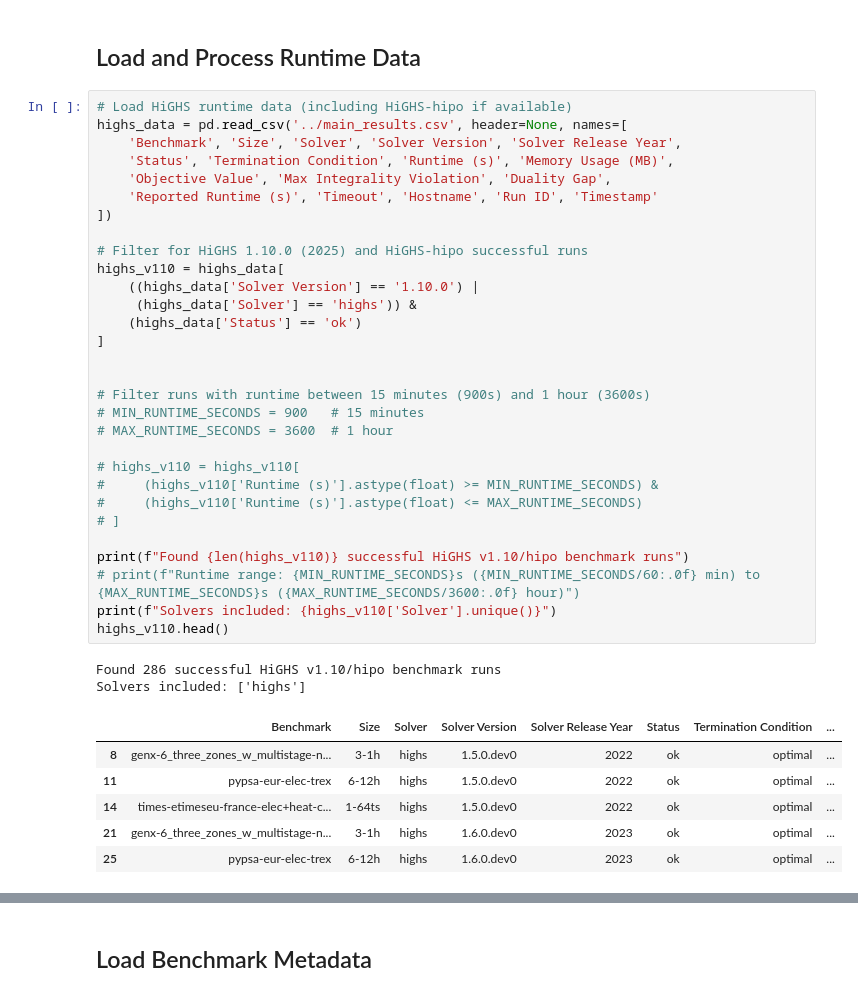
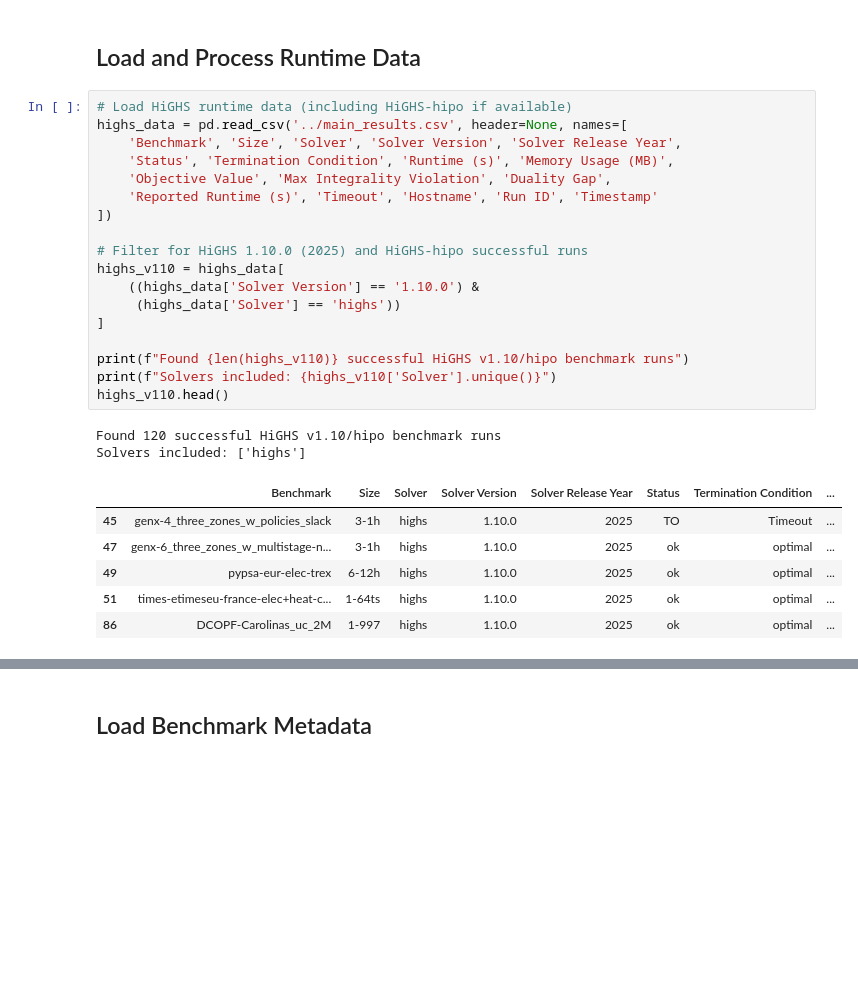
Before and after one commit to open-energy-transition/solver-benchmark, a Jupyter notebook: notebooks/vm-allocation.ipynb, the cells around one changed output, grey strips where cells are left out. Saved outputs shown, nothing was run; the diff lists cells and outputs as text; blank space fills up the shorter version.

```diff
--- a/notebooks/vm-allocation.ipynb
+++ b/notebooks/vm-allocation.ipynb
@@ -33,42 +33,30 @@ NUM_HIGHS_VARIANTS = len(hipo_variants) + 1  # +1 for standard 'highs'
 # %%
 # Load HiGHS runtime data (including HiGHS-hipo if available)
 highs_data = pd.read_csv('../main_results.csv', header=None, names=[
     'Benchmark', 'Size', 'Solver', 'Solver Version', 'Solver Release Year',
     'Status', 'Termination Condition', 'Runtime (s)', 'Memory Usage (MB)',
     'Objective Value', 'Max Integrality Violation', 'Duality Gap',
     'Reported Runtime (s)', 'Timeout', 'Hostname', 'Run ID', 'Timestamp'
 ])
 
 # Filter for HiGHS 1.10.0 (2025) and HiGHS-hipo successful runs
 highs_v110 = highs_data[
-    ((highs_data['Solver Version'] == '1.10.0') |
-     (highs_data['Solver'] == 'highs')) &
-    (highs_data['Status'] == 'ok')
+    ((highs_data['Solver Version'] == '1.10.0') &
+     (highs_data['Solver'] == 'highs'))
 ]
 
-
-# Filter runs with runtime between 15 minutes (900s) and 1 hour (3600s)
-# MIN_RUNTIME_SECONDS = 900   # 15 minutes
-# MAX_RUNTIME_SECONDS = 3600  # 1 hour
-
-# highs_v110 = highs_v110[
-#     (highs_v110['Runtime (s)'].astype(float) >= MIN_RUNTIME_SECONDS) &
-#     (highs_v110['Runtime (s)'].astype(float) <= MAX_RUNTIME_SECONDS)
-# ]
-
 print(f"Found {len(highs_v110)} successful HiGHS v1.10/hipo benchmark runs")
-# print(f"Runtime range: {MIN_RUNTIME_SECONDS}s ({MIN_RUNTIME_SECONDS/60:.0f} min) to {MAX_RUNTIME_SECONDS}s ({MAX_RUNTIME_SECONDS/3600:.0f} hour)")
 print(f"Solvers included: {highs_v110['Solver'].unique()}")
 highs_v110.head()
 # %% [output]
-Found 286 successful HiGHS v1.10/hipo benchmark runs
+Found 120 successful HiGHS v1.10/hipo benchmark runs
 Solvers included: ['highs']
 |  | Benchmark | Size | Solver | Solver Version | Solver Release Year | Status | Termination Condition | ... |
-| 8 | genx-6_three_zones_w_multistage-n... | 3-1h | highs | 1.5.0.dev0 | 2022 | ok | optimal | ... |
-| 11 | pypsa-eur-elec-trex | 6-12h | highs | 1.5.0.dev0 | 2022 | ok | optimal | ... |
-| 14 | times-etimeseu-france-elec+heat-c... | 1-64ts | highs | 1.5.0.dev0 | 2022 | ok | optimal | ... |
-| 21 | genx-6_three_zones_w_multistage-n... | 3-1h | highs | 1.6.0.dev0 | 2023 | ok | optimal | ... |
-| 25 | pypsa-eur-elec-trex | 6-12h | highs | 1.6.0.dev0 | 2023 | ok | optimal | ... |
+| 45 | genx-4_three_zones_w_policies_slack | 3-1h | highs | 1.10.0 | 2025 | TO | Timeout | ... |
+| 47 | genx-6_three_zones_w_multistage-n... | 3-1h | highs | 1.10.0 | 2025 | ok | optimal | ... |
+| 49 | pypsa-eur-elec-trex | 6-12h | highs | 1.10.0 | 2025 | ok | optimal | ... |
+| 51 | times-etimeseu-france-elec+heat-c... | 1-64ts | highs | 1.10.0 | 2025 | ok | optimal | ... |
+| 86 | DCOPF-Carolinas_uc_2M | 1-997 | highs | 1.10.0 | 2025 | ok | optimal | ... |
 # %%
 # Create benchmark runtime mapping
 # IMPORTANT: We multiply runtime by NUM_HIGHS_VARIANTS since each benchmark
```
Also changed, not shown: parts of 6 cells of this notebook.
